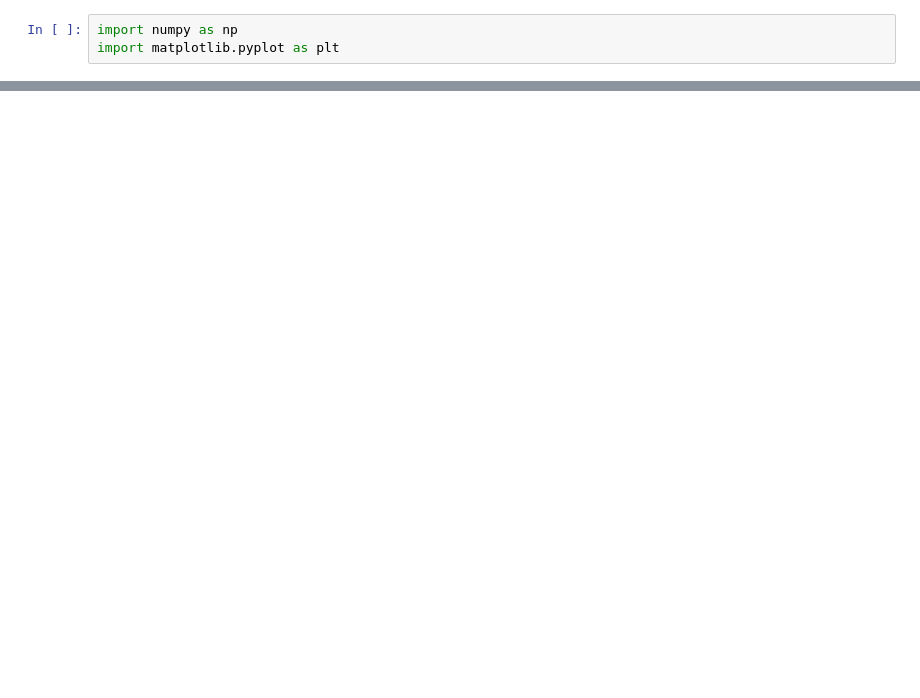
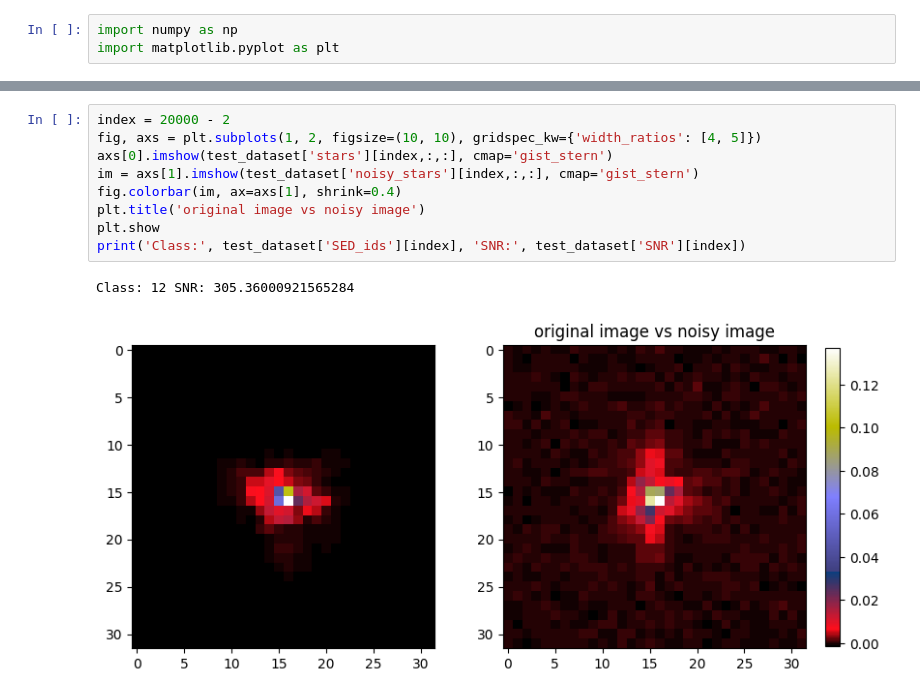
Before and after one commit to AlexSzapiro/psf_dataset_generation, a Jupyter notebook: psf_visualizer.ipynb, the cells around one changed output, grey strips where cells are left out. Cells and saved outputs as stored; diff of their text form; blank space fills up the shorter version.

```diff
--- a/psf_visualizer.ipynb
+++ b/psf_visualizer.ipynb
@@ -93,0 +77,12 @@ plt.show()
+# %%
+index = 20000 - 2
+fig, axs = plt.subplots(1, 2, figsize=(10, 10), gridspec_kw={'width_ratios': [4, 5]})
+axs[0].imshow(test_dataset['stars'][index,:,:], cmap='gist_stern')
+im = axs[1].imshow(test_dataset['noisy_stars'][index,:,:], cmap='gist_stern')
+fig.colorbar(im, ax=axs[1], shrink=0.4)
+plt.title('original image vs noisy image')
+plt.show
+print('Class:', test_dataset['SED_ids'][index], 'SNR:', test_dataset['SNR'][index])
+# %% [output]
+Class: 12 SNR: 305.36000921565284
+[figure, added]
```
Also changed, not shown: parts of 12 cells of this notebook.
